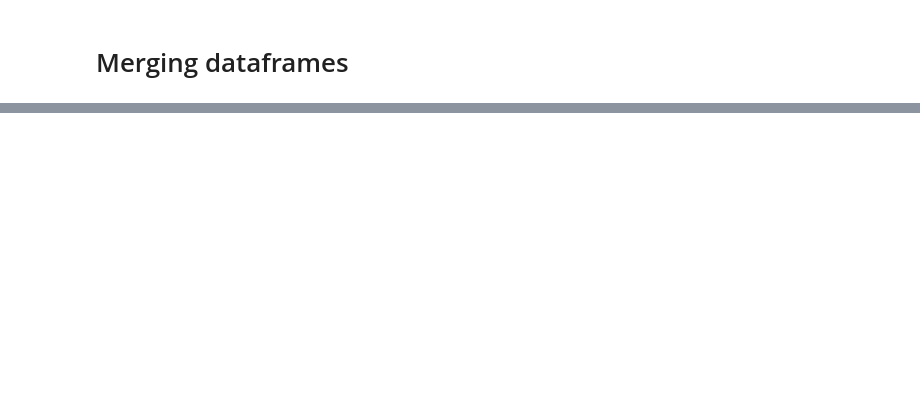
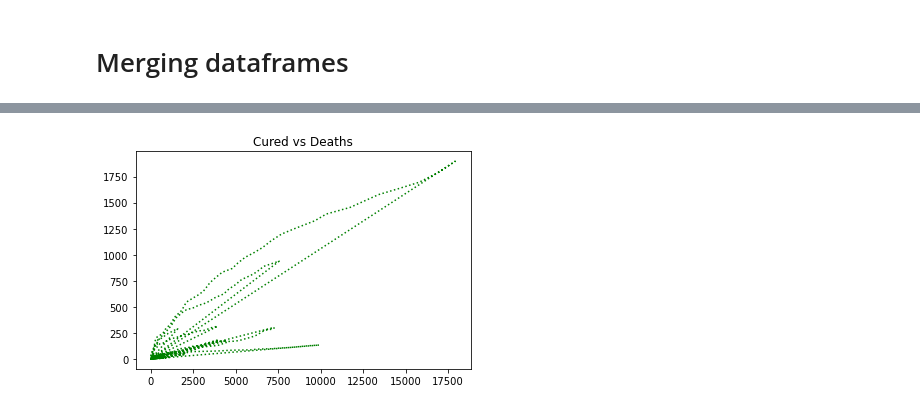
Before and after one commit to banuteja029/covid-19-india, a Jupyter notebook: covid_19_analysis.ipynb, the cells around one changed output, grey strips where cells are left out. Cells and saved outputs as stored; diff of their text form; code cells hidden in the pictures; blank space fills up the shorter version.

```diff
--- a/covid_19_analysis.ipynb
+++ b/covid_19_analysis.ipynb
@@ -589,0 +657,6 @@ india_loc.describe()
+# %%
+plt.plot(dataset.Cured,dataset.Deaths,color='g',linestyle=':')
+plt.title("Cured vs Deaths")
+plt.show()
+# %% [output]
+[figure, added]
```
Also changed, not shown: parts of 35 cells of this notebook, 2 other files.
